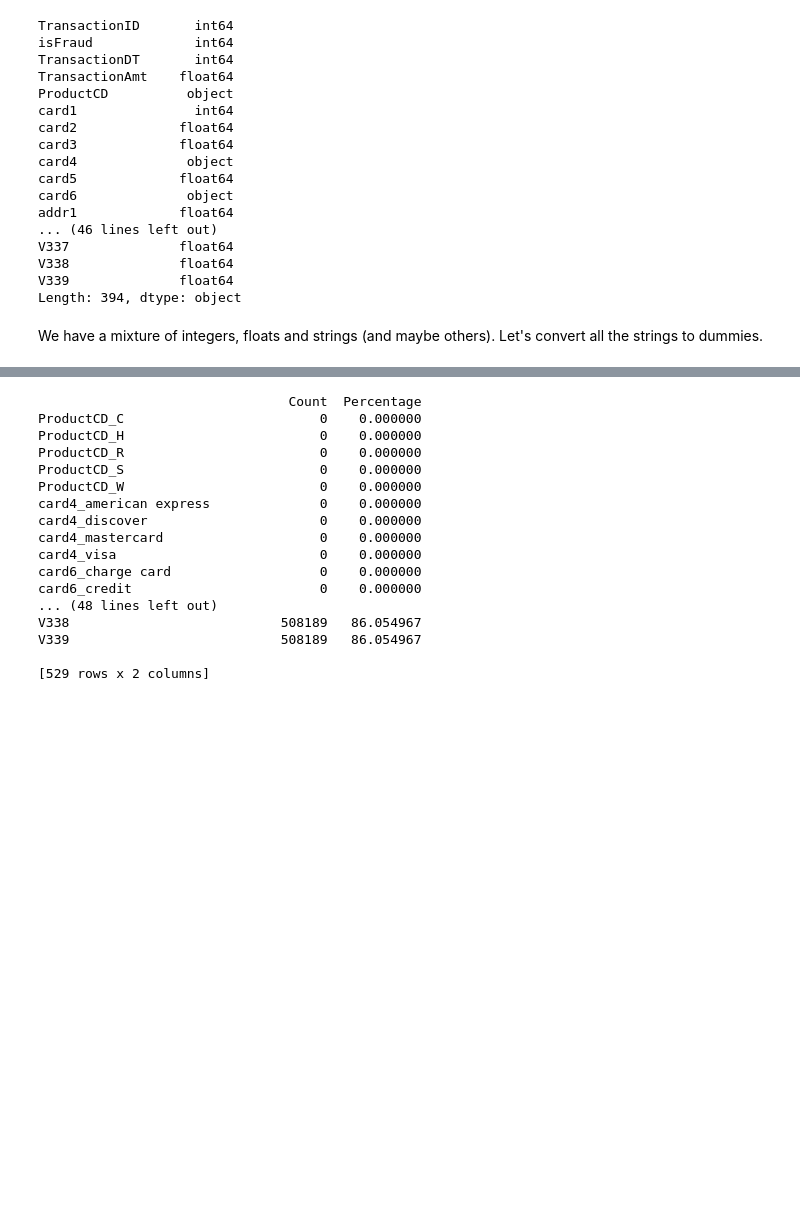
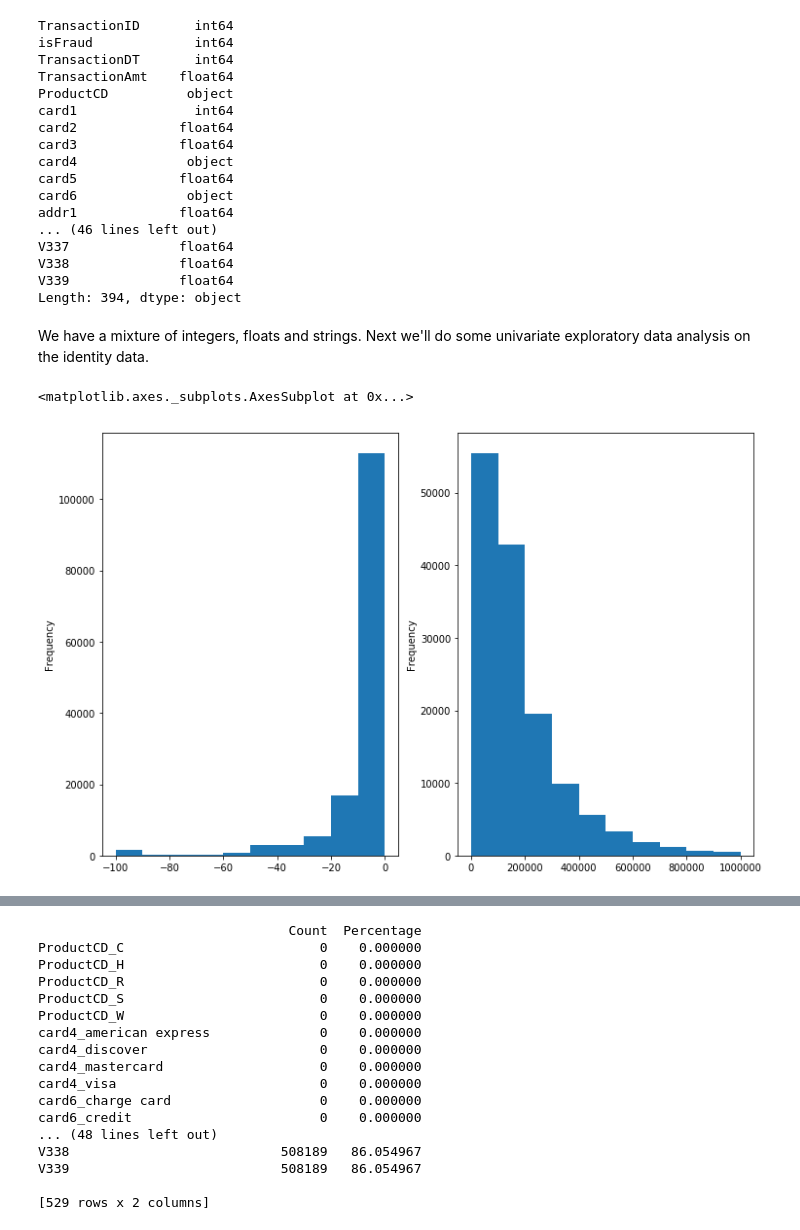
Before and after one commit to hxyue1/Fraud-Detection, a Jupyter notebook: EDA.ipynb, the cells around one changed output, grey strips where cells are left out. Cells and saved outputs as stored; diff of their text form; code cells hidden in the pictures; blank space fills up the shorter version.

```diff
--- a/EDA.ipynb
+++ b/EDA.ipynb
@@ -120,4 +168,12 @@ V338              float64
 V339              float64
 Length: 394, dtype: object
 # %% [markdown]
-We have a mixture of integers, floats and strings (and maybe others). Let's convert all the strings to dummies.
+We have a mixture of integers, floats and strings. Next we'll do some univariate exploratory data analysis on the identity data.
+# %%
+fig, axarr = plt.subplots(1, 2, figsize=(12,8))
+
+train_identity['id_01'].plot.hist(ax=axarr[0])
+train_identity['id_02'].plot.hist(ax=axarr[1])
+# %% [output]
+<matplotlib.axes._subplots.AxesSubplot at 0x...>
+[figure, added]
```
Also changed, not shown: parts of 10 cells of this notebook.
